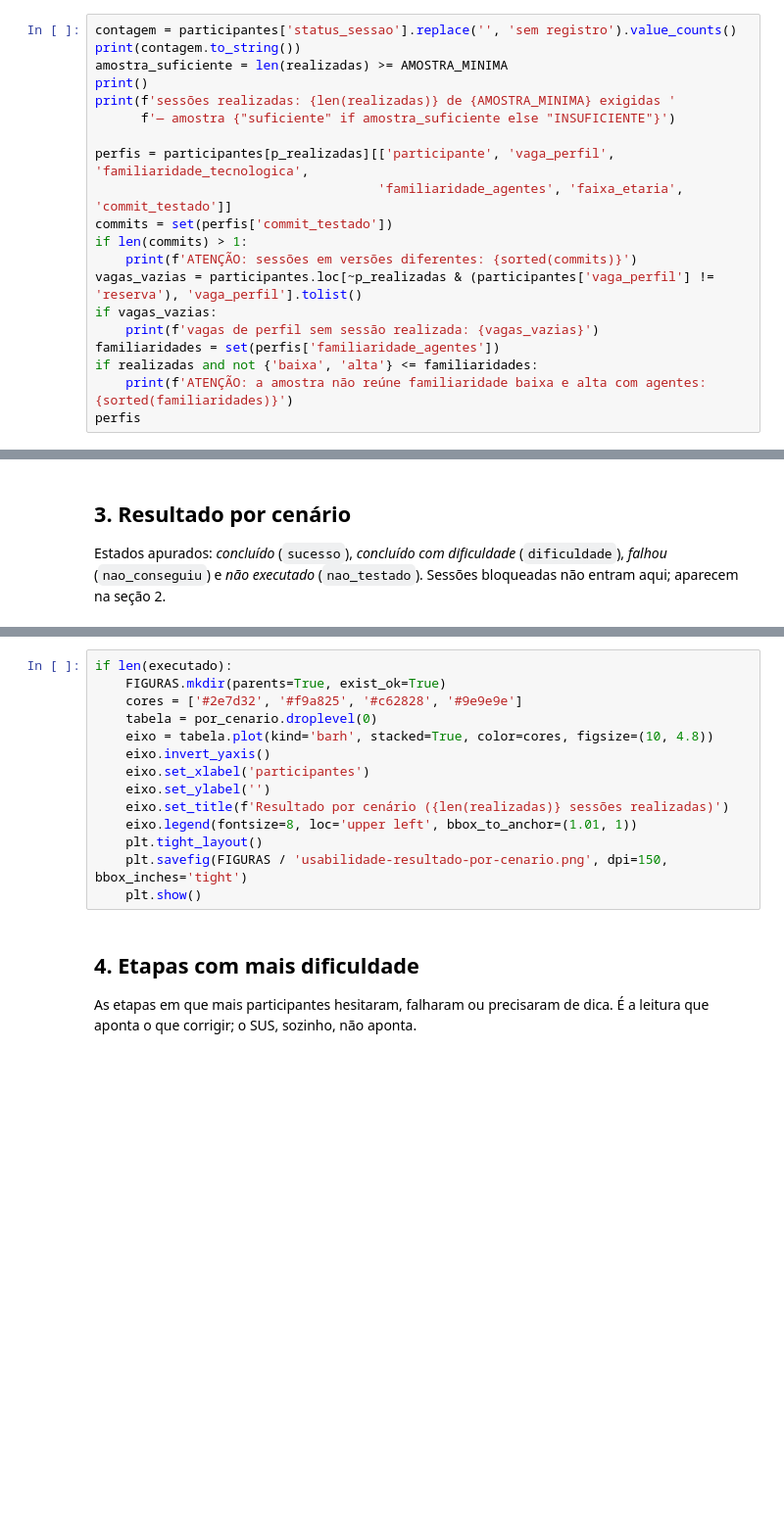
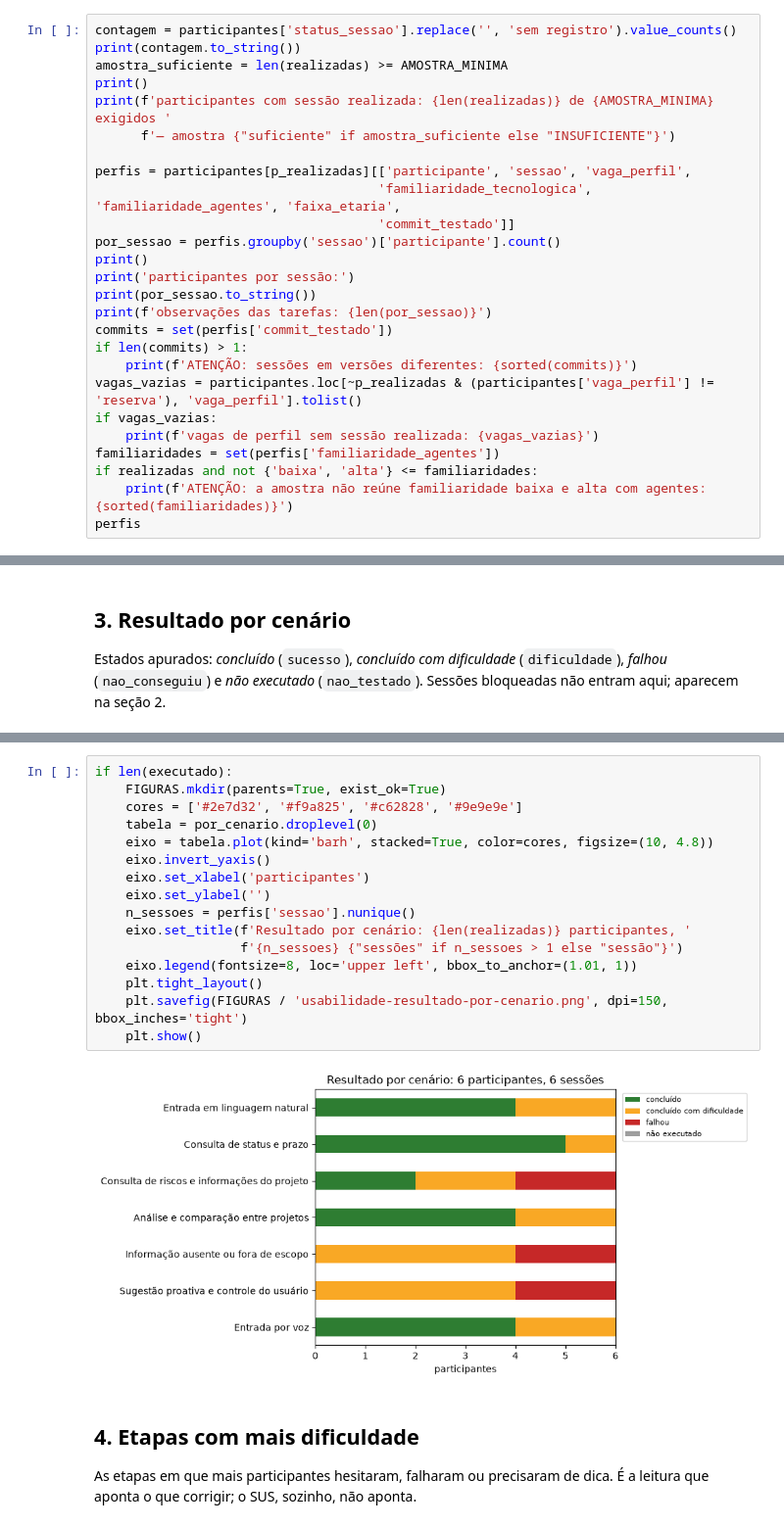
Before and after one commit to jjalmeidadev/oneshot, a Jupyter notebook: src/notebooks/consolidacao_usabilidade.ipynb, the cells around one changed output, grey strips where cells are left out. Shown at 98% size. Saved outputs shown, nothing was run; the diff lists cells and outputs as text; blank space fills up the shorter version.

```diff
--- a/src/notebooks/consolidacao_usabilidade.ipynb
+++ b/src/notebooks/consolidacao_usabilidade.ipynb
@@ -105,11 +114,17 @@ contagem = participantes['status_sessao'].replace('', 'sem registro').value_coun
 print(contagem.to_string())
 amostra_suficiente = len(realizadas) >= AMOSTRA_MINIMA
 print()
-print(f'sessões realizadas: {len(realizadas)} de {AMOSTRA_MINIMA} exigidas '
+print(f'participantes com sessão realizada: {len(realizadas)} de {AMOSTRA_MINIMA} exigidos '
       f'— amostra {"suficiente" if amostra_suficiente else "INSUFICIENTE"}')
 
-perfis = participantes[p_realizadas][['participante', 'vaga_perfil', 'familiaridade_tecnologica',
-                                     'familiaridade_agentes', 'faixa_etaria', 'commit_testado']]
+perfis = participantes[p_realizadas][['participante', 'sessao', 'vaga_perfil',
+                                     'familiaridade_tecnologica', 'familiaridade_agentes', 'faixa_etaria',
+                                     'commit_testado']]
+por_sessao = perfis.groupby('sessao')['participante'].count()
+print()
+print('participantes por sessão:')
+print(por_sessao.to_string())
+print(f'observações das tarefas: {len(por_sessao)}')
 commits = set(perfis['commit_testado'])
 if len(commits) > 1:
     print(f'ATENÇÃO: sessões em versões diferentes: {sorted(commits)}')
@@ -137,17 +184,21 @@ por_cenario
 # %%
 if len(executado):
     FIGURAS.mkdir(parents=True, exist_ok=True)
     cores = ['#2e7d32', '#f9a825', '#c62828', '#9e9e9e']
     tabela = por_cenario.droplevel(0)
     eixo = tabela.plot(kind='barh', stacked=True, color=cores, figsize=(10, 4.8))
     eixo.invert_yaxis()
     eixo.set_xlabel('participantes')
     eixo.set_ylabel('')
-    eixo.set_title(f'Resultado por cenário ({len(realizadas)} sessões realizadas)')
+    n_sessoes = perfis['sessao'].nunique()
+    eixo.set_title(f'Resultado por cenário: {len(realizadas)} participantes, '
+                   f'{n_sessoes} {"sessões" if n_sessoes > 1 else "sessão"}')
     eixo.legend(fontsize=8, loc='upper left', bbox_to_anchor=(1.01, 1))
     plt.tight_layout()
     plt.savefig(FIGURAS / 'usabilidade-resultado-por-cenario.png', dpi=150, bbox_inches='tight')
     plt.show()
+# %% [output]
+[figure, added]
 # %% [markdown]
 ## 4. Etapas com mais dificuldade
 
```
Also changed, not shown: parts of 10 cells of this notebook, 6 other files.
